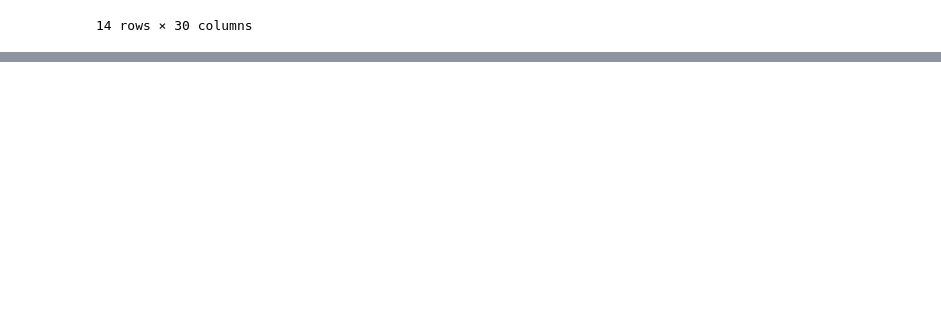
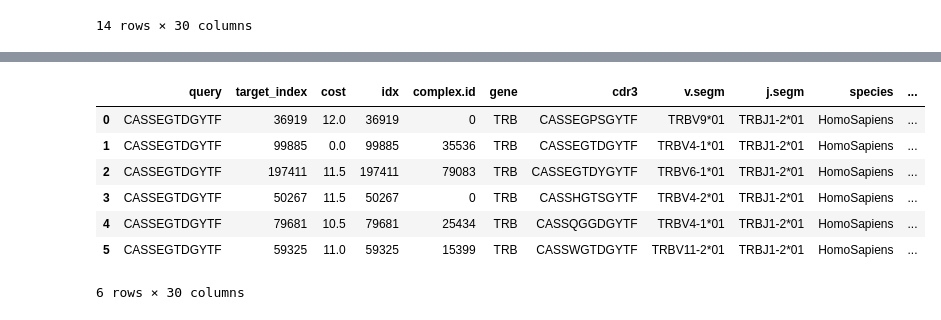
Before and after one commit to MikePodsytnik/TCRtrie, a Jupyter notebook: examples/VDJdb.ipynb, the cells around one changed output, grey strips where cells are left out. Saved outputs shown, nothing was run; the diff lists cells and outputs as text; code cells hidden in the pictures; blank space fills up the shorter version.

```diff
--- a/examples/VDJdb.ipynb
+++ b/examples/VDJdb.ipynb
@@ -32,0 +65,15 @@ df
+# %%
+VDJdb.searchWithMatrix(
+    query="CASSEGTDGYTF",
+    maxCost=12,
+    detailed=True,
+)
+# %% [output]
+|  | query | target_index | cost | idx | complex.id | gene | cdr3 | v.segm | j.segm | species | ... |
+| 0 | CASSEGTDGYTF | 36919 | 12.0 | 36919 | 0 | TRB | CASSEGPSGYTF | TRBV9*01 | TRBJ1-2*01 | HomoSapiens | ... |
+| 1 | CASSEGTDGYTF | 99885 | 0.0 | 99885 | 35536 | TRB | CASSEGTDGYTF | TRBV4-1*01 | TRBJ1-2*01 | HomoSapiens | ... |
+| 2 | CASSEGTDGYTF | 197411 | 11.5 | 197411 | 79083 | TRB | CASSEGTDYGYTF | TRBV6-1*01 | TRBJ1-2*01 | HomoSapiens | ... |
+| 3 | CASSEGTDGYTF | 50267 | 11.5 | 50267 | 0 | TRB | CASSHGTSGYTF | TRBV4-2*01 | TRBJ1-2*01 | HomoSapiens | ... |
+| 4 | CASSEGTDGYTF | 79681 | 10.5 | 79681 | 25434 | TRB | CASSQGGDGYTF | TRBV4-1*01 | TRBJ1-2*01 | HomoSapiens | ... |
+| 5 | CASSEGTDGYTF | 59325 | 11.0 | 59325 | 15399 | TRB | CASSWGTDGYTF | TRBV11-2*01 | TRBJ1-2*01 | HomoSapiens | ... |
+6 rows × 30 columns
```
Also changed, not shown: parts of 3 cells of this notebook, 4 other files.
